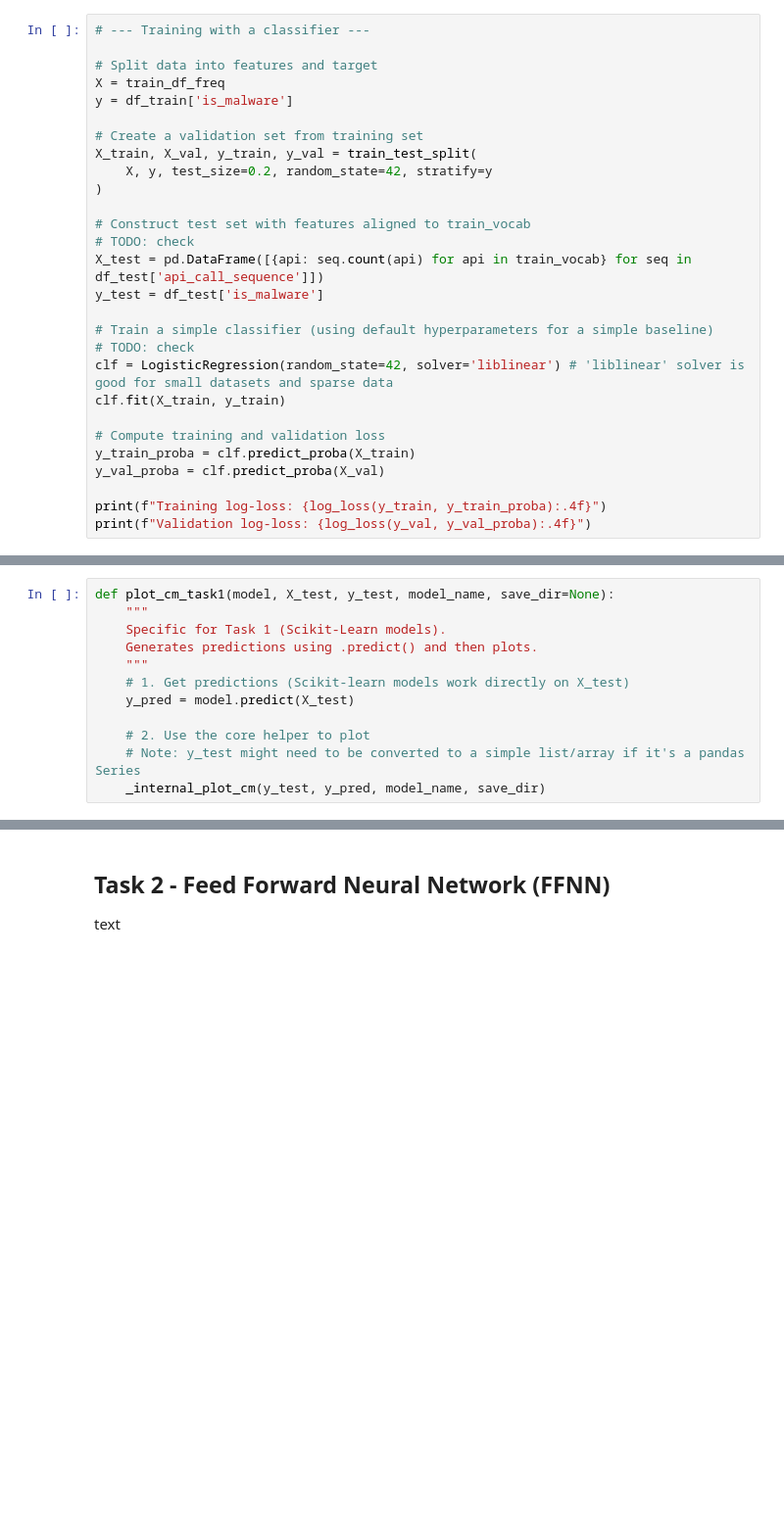
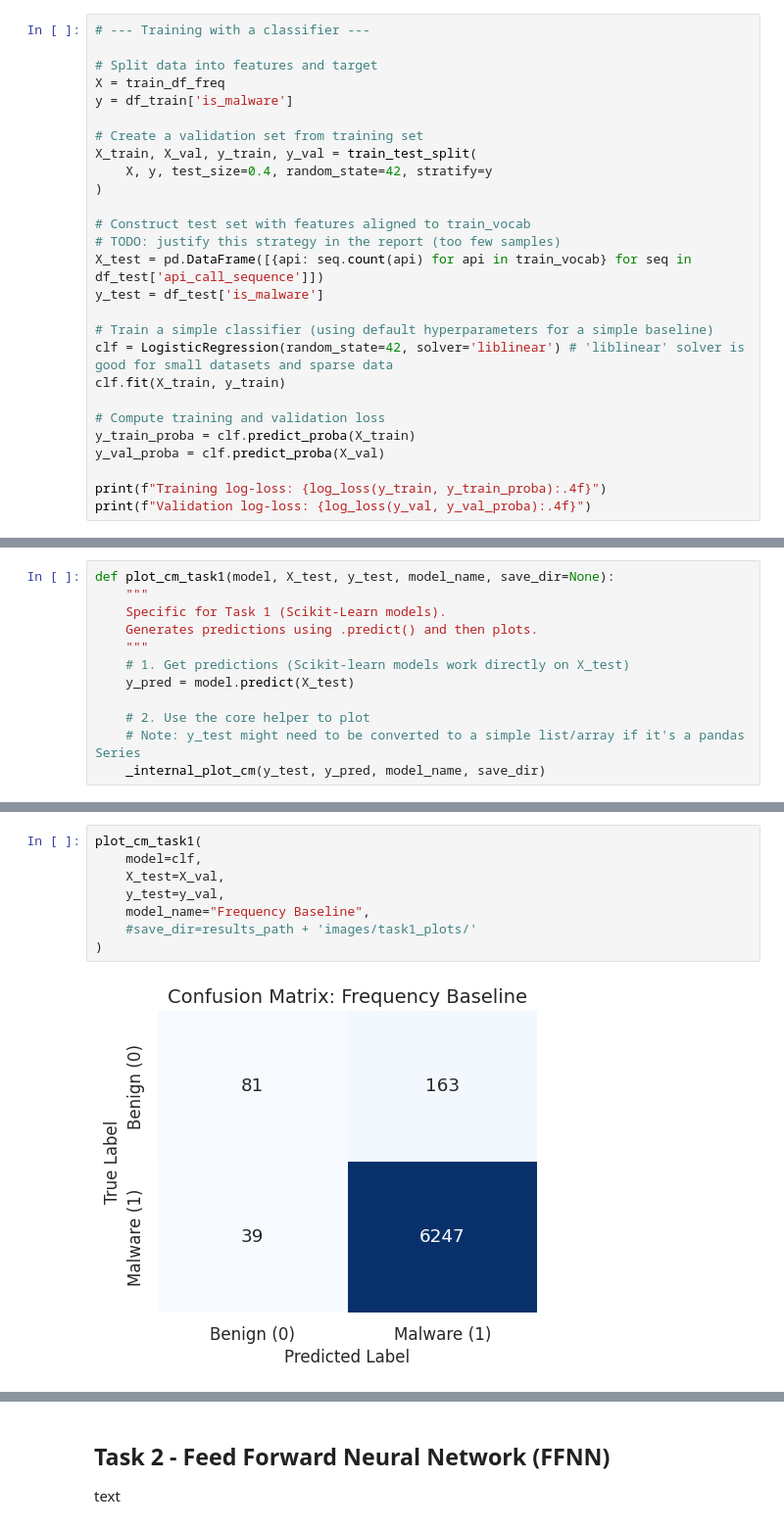
Before and after one commit to AImSecure/Laboratory2, a Jupyter notebook: lab/notebooks/Lab2_FFNN_RNN_GNN.ipynb, the cells around one changed output, grey strips where cells are left out. Shown at 98% size. Cells and saved outputs as stored; diff of their text form; blank space fills up the shorter version.

Commit message:
Task 1 reviewed

```diff
--- a/lab/notebooks/Lab2_FFNN_RNN_GNN.ipynb
+++ b/lab/notebooks/Lab2_FFNN_RNN_GNN.ipynb
@@ -452,16 +513,15 @@ y = df_train['is_malware']
 
 # Create a validation set from training set
 X_train, X_val, y_train, y_val = train_test_split(
-    X, y, test_size=0.2, random_state=42, stratify=y
+    X, y, test_size=0.4, random_state=42, stratify=y
 )
 
 # Construct test set with features aligned to train_vocab
-# TODO: check
+# TODO: justify this strategy in the report (too few samples)
 X_test = pd.DataFrame([{api: seq.count(api) for api in train_vocab} for seq in df_test['api_call_sequence']])
 y_test = df_test['is_malware']
 
 # Train a simple classifier (using default hyperparameters for a simple baseline)
-# TODO: check
 clf = LogisticRegression(random_state=42, solver='liblinear') # 'liblinear' solver is good for small datasets and sparse data
 clf.fit(X_train, y_train)
 
@@ -538 +598,11 @@ weighted avg     0.9634    0.9691    0.9637      6505
+# %%
+plot_cm_task1(
+    model=clf,
+    X_test=X_val,
+    y_test=y_val,
+    model_name="Frequency Baseline",
+    #save_dir=results_path + 'images/task1_plots/'
+)
+# %% [output]
+[figure, added]
 # %%
```
Also changed, not shown: parts of 21 cells of this notebook.
